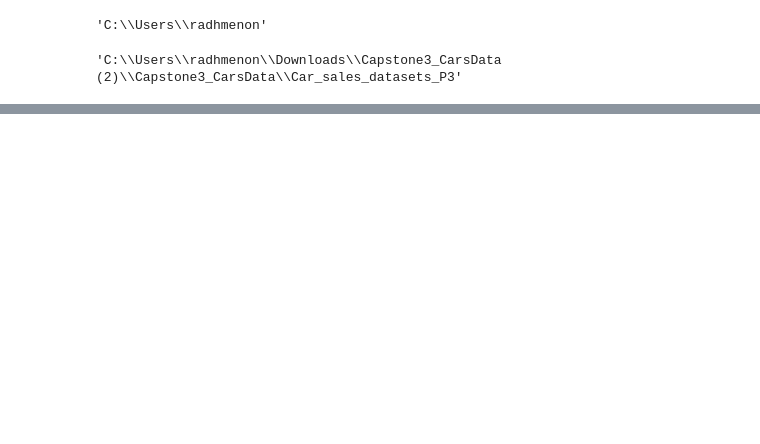
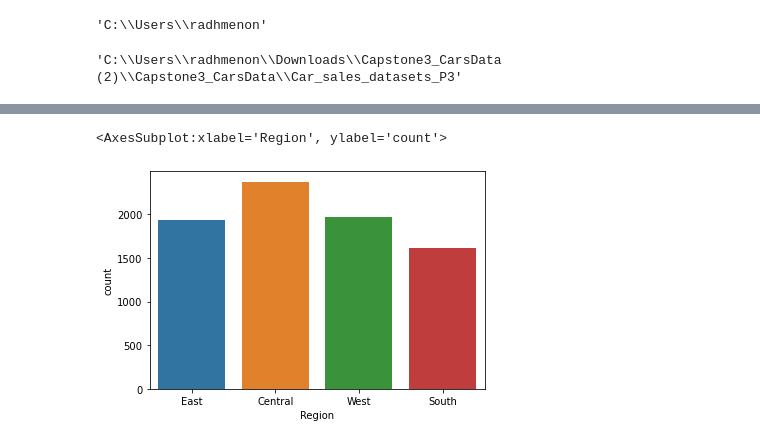
Before and after one commit to radhikapmenon/capstone, a Jupyter notebook: capstone.ipynb, the cells around one changed output, grey strips where cells are left out. Saved outputs shown, nothing was run; the diff lists cells and outputs as text; code cells hidden in the pictures; blank space fills up the shorter version.

```diff
--- a/capstone.ipynb
+++ b/capstone.ipynb
@@ -66,0 +140,5 @@ data2[data2['sold']=='Y'].groupby('State or Province',as_index=False).agg({'name
+# %%
+sns.countplot(car_dataset["Region"])
+# %% [output]
+<AxesSubplot:xlabel='Region', ylabel='count'>
+[figure, added]
```
Also changed, not shown: parts of 67 cells of this notebook.
